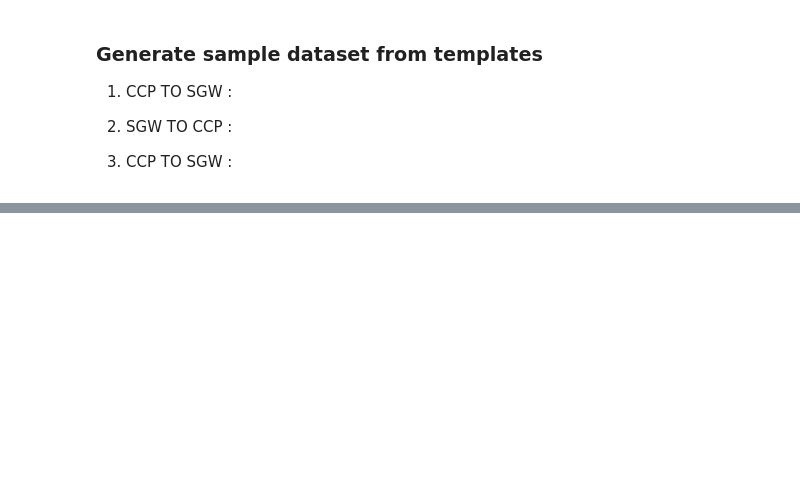
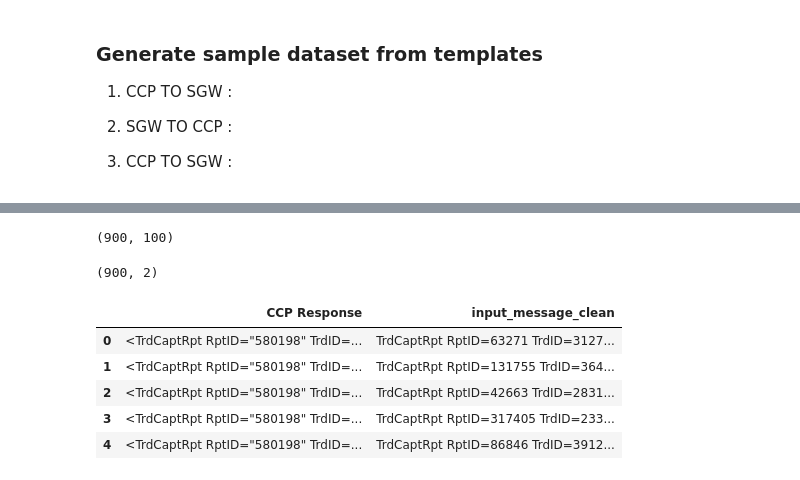
Before and after one commit to szairi2011/ccp-simulator-ai, a Jupyter notebook: ET_full_service_predictor.ipynb, the cells around one changed output, grey strips where cells are left out. Saved outputs shown, nothing was run; the diff lists cells and outputs as text; code cells hidden in the pictures; blank space fills up the shorter version.

```diff
--- a/ET_full_service_predictor.ipynb
+++ b/ET_full_service_predictor.ipynb
@@ -208,0 +147,14 @@ NameError: name 'rpt_id' is not defined
+# %%
+def clean_text(input_message):
+  # input_message = re.sub(r'<[^>]*>', '', input_message)
+  # input_message = re.sub(r'\s+','', input_message)
+  pattern = r'[<\"/]' # Define a regex pattern to match any string that starts with '<', or, '"', or '/'. The bracket [...] means any character that is listed inside the bracekt
+  cleaned_text1 = re.sub(pattern, '', input_message) # re.sub will replace all matches of the regex pattern with an empty string.
+  cleaned_text = cleaned_text1.replace('>',' ') # Finish the xml input seq clean-up by removing the remaining '>' character.
+  return cleaned_text
+  # return input_message
+# %%
+df['input_message_clean'] = df['input_message'].apply(clean_text)
+df.drop(['input_message'], axis=1, inplace=True)
+print(df['input_message_clean'][0])
+print(len(df['input_message_clean'][0]))
@@ -208,0 +164,19 @@ NameError: name 'rpt_id' is not defined
+# %%
+train_data = df.iloc[:int(len(df) * 0.9)] # Return the first 900 observations of a 1000 length dataset
+val_data = df.iloc[int(len(df) * 0.9):] # Return the last 100 observations of a 1000 length dataset
+len(train_data), len(val_data)
+# %% [output]
+(900, 100)
+# %%
+train_data.shape
+# %% [output]
+(900, 2)
+# %%
+train_data.head()
+# %% [output]
+|  | CCP Response | input_message_clean |
+| 0 | <TrdCaptRpt RptID="580198" TrdID=... | TrdCaptRpt RptID=63271 TrdID=3127... |
+| 1 | <TrdCaptRpt RptID="580198" TrdID=... | TrdCaptRpt RptID=131755 TrdID=364... |
+| 2 | <TrdCaptRpt RptID="580198" TrdID=... | TrdCaptRpt RptID=42663 TrdID=2831... |
+| 3 | <TrdCaptRpt RptID="580198" TrdID=... | TrdCaptRpt RptID=317405 TrdID=233... |
+| 4 | <TrdCaptRpt RptID="580198" TrdID=... | TrdCaptRpt RptID=86846 TrdID=3912... |
```
Also changed, not shown: parts of 40 cells of this notebook, 3 other files.
